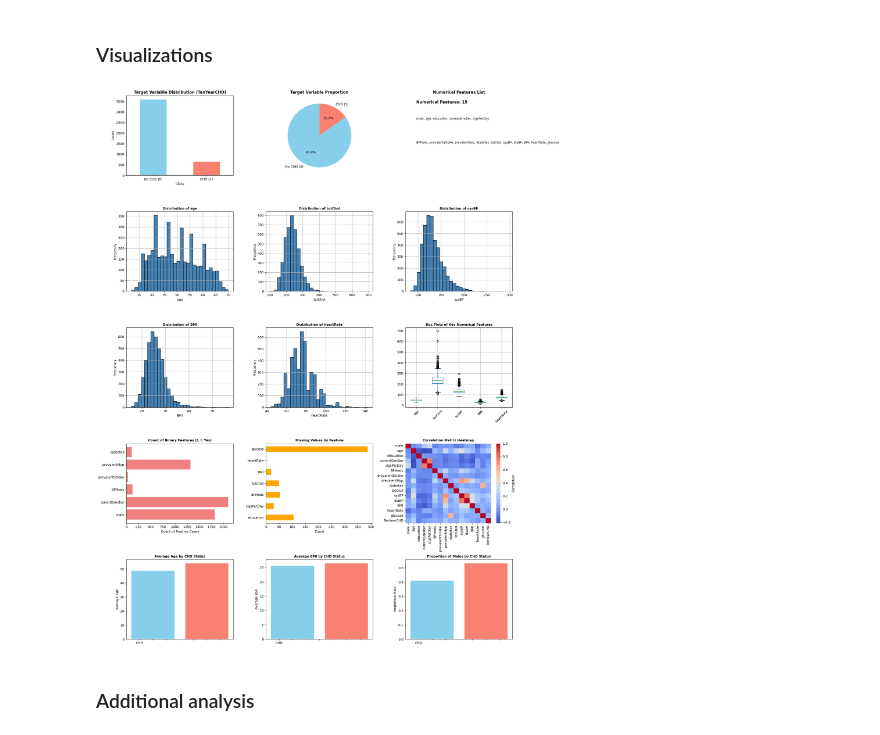
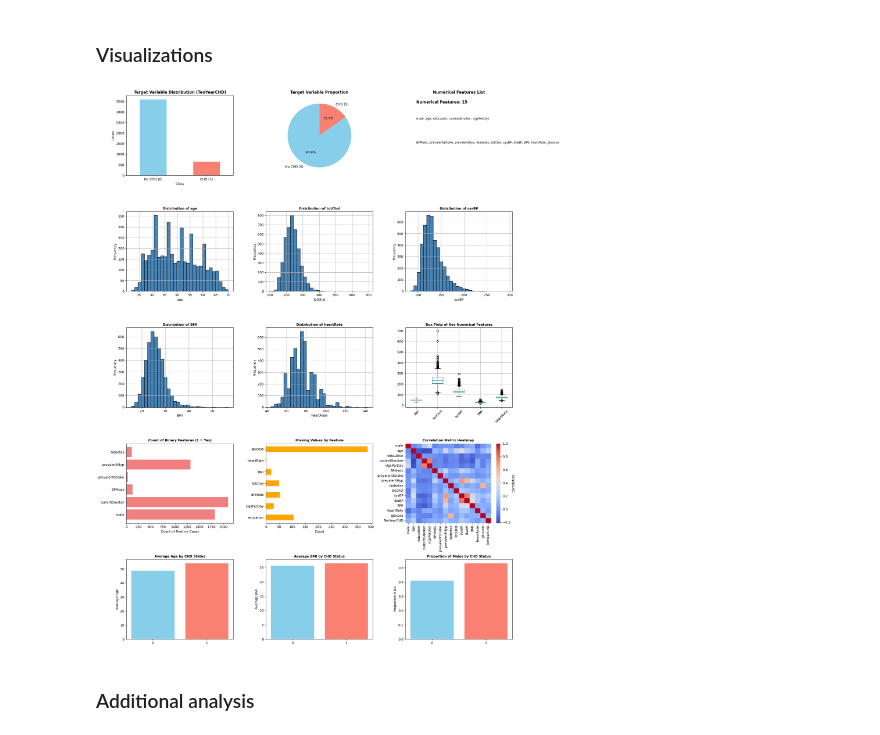
Before and after one commit to sofiahabr/Machine-Learning-P1, a Jupyter notebook: MLP1.ipynb, the cells around one changed output. Drawn from its saved outputs; the diff is of its cells as text; code cells hidden in the pictures.

```diff
--- a/MLP1.ipynb
+++ b/MLP1.ipynb
@@ -168,40 +176,43 @@ else:
 
 # 3.12 Correlation Heatmap
 ax12 = plt.subplot(5, 3, 12)
 correlation_matrix = df.corr(numeric_only=True)
 sns.heatmap(correlation_matrix, annot=False, cmap='coolwarm', ax=ax12, cbar_kws={'label': 'Correlation'})
 ax12.set_title('Correlation Matrix Heatmap', fontsize=10, fontweight='bold')
 
 # 3.13-3.14 Target vs Key Features
 ax13 = plt.subplot(5, 3, 13)
 if 'age' in df.columns and 'TenYearCHD' in df.columns:
     age_by_chd = df.groupby('TenYearCHD')['age'].mean()
-    ax13.bar(age_by_chd.index, age_by_chd.values, color=['skyblue', 'salmon'])
+    ax13.bar(range(len(age_by_chd)), age_by_chd.values, color=['skyblue', 'salmon'])
     ax13.set_title('Average Age by CHD Status', fontsize=10, fontweight='bold')
     ax13.set_ylabel('Average Age')
-    ax13.set_xticklabels(['No CHD', 'CHD'], rotation=0)
+    ax13.set_xticks(range(len(age_by_chd)))
+    ax13.set_xticklabels(age_by_chd.index, rotation=0)
 
 ax14 = plt.subplot(5, 3, 14)
 if 'BMI' in df.columns and 'TenYearCHD' in df.columns:
     bmi_by_chd = df.groupby('TenYearCHD')['BMI'].mean()
-    ax14.bar(bmi_by_chd.index, bmi_by_chd.values, color=['skyblue', 'salmon'])
+    ax14.bar(range(len(bmi_by_chd)), bmi_by_chd.values, color=['skyblue', 'salmon'])
     ax14.set_title('Average BMI by CHD Status', fontsize=10, fontweight='bold')
     ax14.set_ylabel('Average BMI')
-    ax14.set_xticklabels(['No CHD', 'CHD'], rotation=0)
+    ax14.set_xticks(range(len(bmi_by_chd)))
+    ax14.set_xticklabels(bmi_by_chd.index, rotation=0)
 
 ax15 = plt.subplot(5, 3, 15)
 if 'male' in df.columns and 'TenYearCHD' in df.columns:
     male_by_chd = df.groupby('TenYearCHD')['male'].mean()
-    ax15.bar(male_by_chd.index, male_by_chd.values, color=['skyblue', 'salmon'])
+    ax15.bar(range(len(male_by_chd)), male_by_chd.values, color=['skyblue', 'salmon'])
     ax15.set_title('Proportion of Males by CHD Status', fontsize=10, fontweight='bold')
     ax15.set_ylabel('Proportion Male')
-    ax15.set_xticklabels(['No CHD', 'CHD'], rotation=0)
+    ax15.set_xticks(range(len(male_by_chd)))
+    ax15.set_xticklabels(male_by_chd.index, rotation=0)
 
 plt.tight_layout()
 plt.savefig('dataset_visualization_complete.png', dpi=300, bbox_inches='tight')
 plt.show()
 # %% [output]
-[figure, old version]
+[figure, new version]
 # %% [markdown]
 ### Additional analysis
 # %%
```
Also changed, not shown: parts of 3 cells of this notebook, 1 other file.
